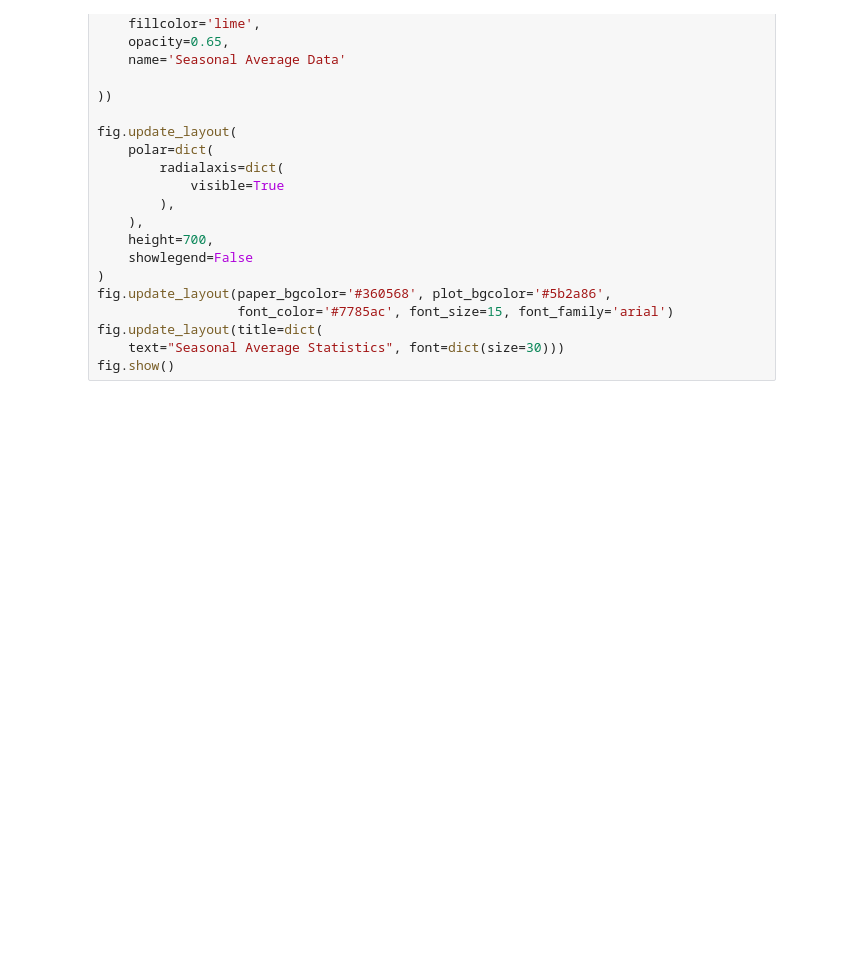
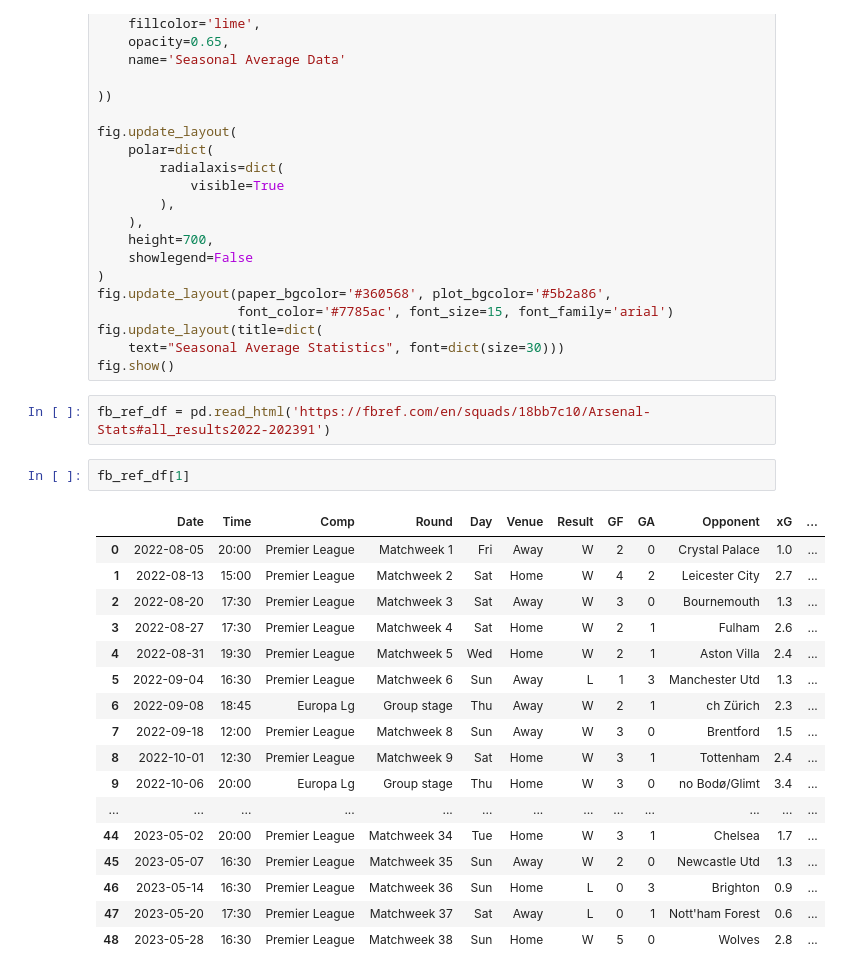
Before and after one commit to adjsium/Arsenal-22-23, a Jupyter notebook: Arsenal notebook.ipynb, the cells around one changed output. Saved outputs shown, nothing was run; the diff lists cells and outputs as text; blank space fills up the shorter version.

Commit message:
imported fbref data

```diff
--- a/Arsenal notebook.ipynb
+++ b/Arsenal notebook.ipynb
@@ -379,3 +393,25 @@ fig.update_layout(paper_bgcolor='#360568', plot_bgcolor='#5b2a86',
 fig.update_layout(title=dict(
     text="Seasonal Average Statistics", font=dict(size=30)))
 fig.show()
+# %%
+fb_ref_df = pd.read_html('https://fbref.com/en/squads/18bb7c10/Arsenal-Stats#all_results2022-202391')
+# %%
+fb_ref_df[1]
+# %% [output]
+|  | Date | Time | Comp | Round | Day | Venue | Result | GF | GA | Opponent | xG | ... |
+| 0 | 2022-08-05 | 20:00 | Premier League | Matchweek 1 | Fri | Away | W | 2 | 0 | Crystal Palace | 1.0 | ... |
+| 1 | 2022-08-13 | 15:00 | Premier League | Matchweek 2 | Sat | Home | W | 4 | 2 | Leicester City | 2.7 | ... |
+| 2 | 2022-08-20 | 17:30 | Premier League | Matchweek 3 | Sat | Away | W | 3 | 0 | Bournemouth | 1.3 | ... |
+| 3 | 2022-08-27 | 17:30 | Premier League | Matchweek 4 | Sat | Home | W | 2 | 1 | Fulham | 2.6 | ... |
+| 4 | 2022-08-31 | 19:30 | Premier League | Matchweek 5 | Wed | Home | W | 2 | 1 | Aston Villa | 2.4 | ... |
+| 5 | 2022-09-04 | 16:30 | Premier League | Matchweek 6 | Sun | Away | L | 1 | 3 | Manchester Utd | 1.3 | ... |
+| 6 | 2022-09-08 | 18:45 | Europa Lg | Group stage | Thu | Away | W | 2 | 1 | ch Zürich | 2.3 | ... |
+| 7 | 2022-09-18 | 12:00 | Premier League | Matchweek 8 | Sun | Away | W | 3 | 0 | Brentford | 1.5 | ... |
+| 8 | 2022-10-01 | 12:30 | Premier League | Matchweek 9 | Sat | Home | W | 3 | 1 | Tottenham | 2.4 | ... |
+| 9 | 2022-10-06 | 20:00 | Europa Lg | Group stage | Thu | Home | W | 3 | 0 | no Bodø/Glimt | 3.4 | ... |
+| ... | ... | ... | ... | ... | ... | ... | ... | ... | ... | ... | ... | ... |
+| 44 | 2023-05-02 | 20:00 | Premier League | Matchweek 34 | Tue | Home | W | 3 | 1 | Chelsea | 1.7 | ... |
+| 45 | 2023-05-07 | 16:30 | Premier League | Matchweek 35 | Sun | Away | W | 2 | 0 | Newcastle Utd | 1.3 | ... |
+| 46 | 2023-05-14 | 16:30 | Premier League | Matchweek 36 | Sun | Home | L | 0 | 3 | Brighton | 0.9 | ... |
+| 47 | 2023-05-20 | 17:30 | Premier League | Matchweek 37 | Sat | Away | L | 0 | 1 | Nott'ham Forest | 0.6 | ... |
+| 48 | 2023-05-28 | 16:30 | Premier League | Matchweek 38 | Sun | Home | W | 5 | 0 | Wolves | 2.8 | ... |
```
Also changed, not shown: parts of 4 cells of this notebook, 1 other file.
